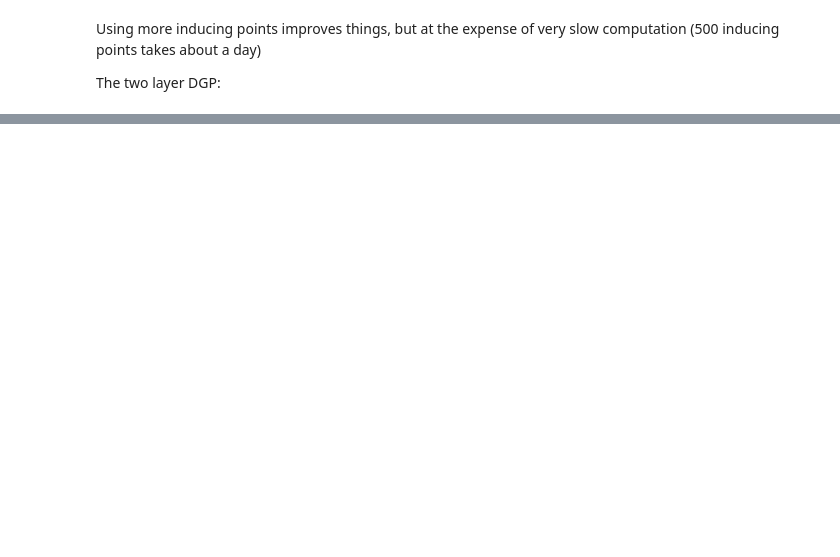
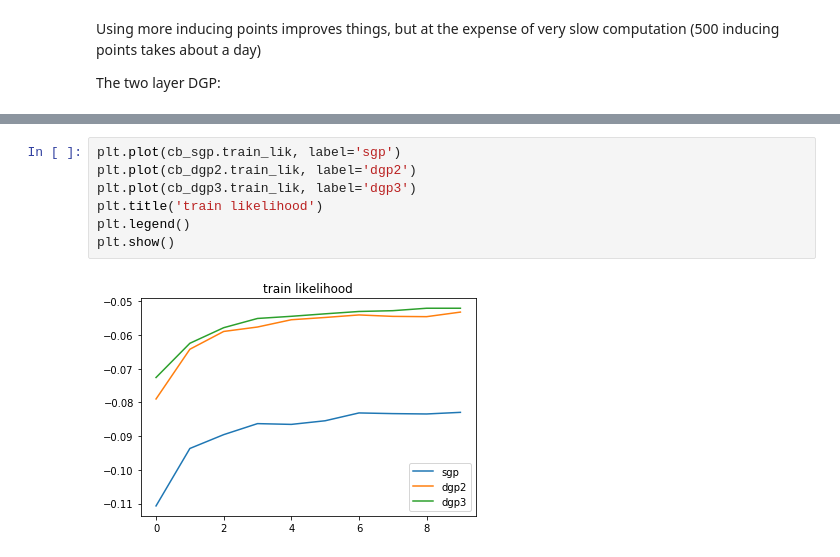
Before and after one commit to UCL-SML/Doubly-Stochastic-DGP, a Jupyter notebook: demos/demo_mnist.ipynb, the cells around one changed output, grey strips where cells are left out. Drawn from its saved outputs; the diff is of its cells as text; blank space fills up the shorter version.

```diff
--- a/demos/demo_mnist.ipynb
+++ b/demos/demo_mnist.ipynb
@@ -251,0 +224,9 @@ plt.show()
+# %%
+plt.plot(cb_sgp.train_lik, label='sgp')
+plt.plot(cb_dgp2.train_lik, label='dgp2')
+plt.plot(cb_dgp3.train_lik, label='dgp3')
+plt.title('train likelihood')
+plt.legend()
+plt.show()
+# %% [output]
+[figure, added]
```
Also changed, not shown: parts of 22 cells of this notebook, 4 other files.
